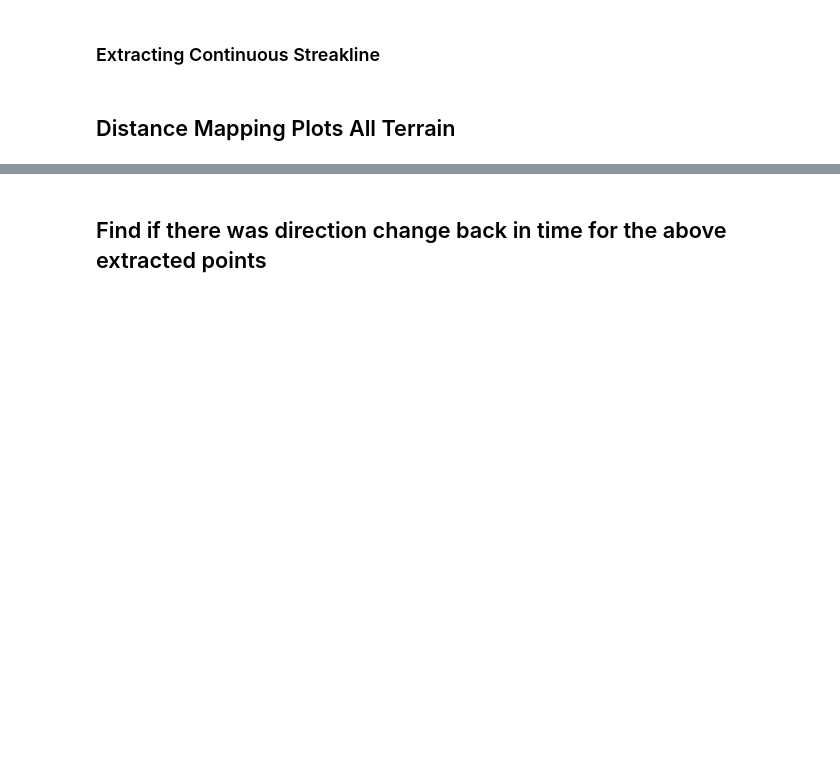
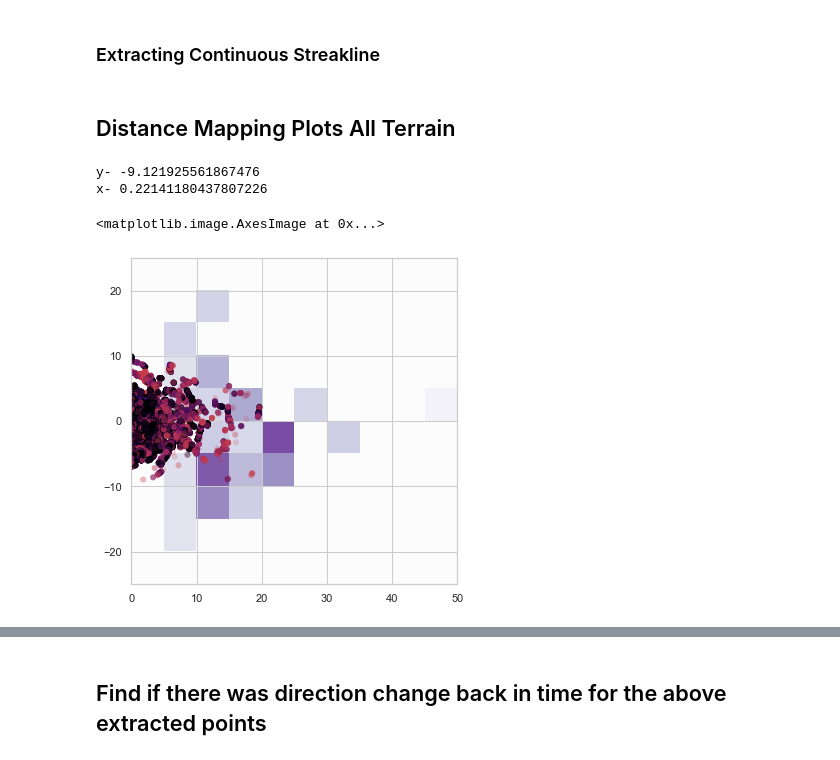
Before and after one commit to arunavanag591/odor_analysis, a Jupyter notebook: data_exploration/dataVisualization.ipynb, the cells around one changed output, grey strips where cells are left out. Cells and saved outputs as stored; diff of their text form; code cells hidden in the pictures; blank space fills up the shorter version.

```diff
--- a/data_exploration/dataVisualization.ipynb
+++ b/data_exploration/dataVisualization.ipynb
@@ -145,3 +186,24 @@ dataframes=[dfdist1,dfdist2,dfdist3]
+# %%
+print('y-',(dfdist1.nearest_from_streakline*dfdist1.ysign).min())
+print('x-',(dfdist1.distance_from_source_a*dfdist1.xsign).min())
+# %% [output]
+y- -9.121925561867476
+x- 0.22141180437807226
+# %%
+f,ax=plt.subplots(1,1,figsize=(6,6))
+
+ax.scatter(dfdist3.distance_from_source_a*dfdist3.xsign,
+                        dfdist3.nearest_from_streakline*dfdist3.ysign,
+                        c=dfdist3.odor, cmap="inferno_r",
+               edgecolors='none', alpha=0.2, vmin=0, vmax=10)
+
+
+ax.imshow(enc[2],extent=[0,50,-25,25], interpolation='nearest', origin='lower',cmap = 'Purples',alpha=0.7,
+          aspect=1)
+# ax.hist2d(N_Encounter,Total, bins=50)
+# %% [output]
+<matplotlib.image.AxesImage at 0x...>
+[figure, added]
 # %%
 import string
 f,(ax)=plt.subplots(3,1,figsize=(6,10))
```
Also changed, not shown: parts of 4 cells of this notebook, 6 other files.
